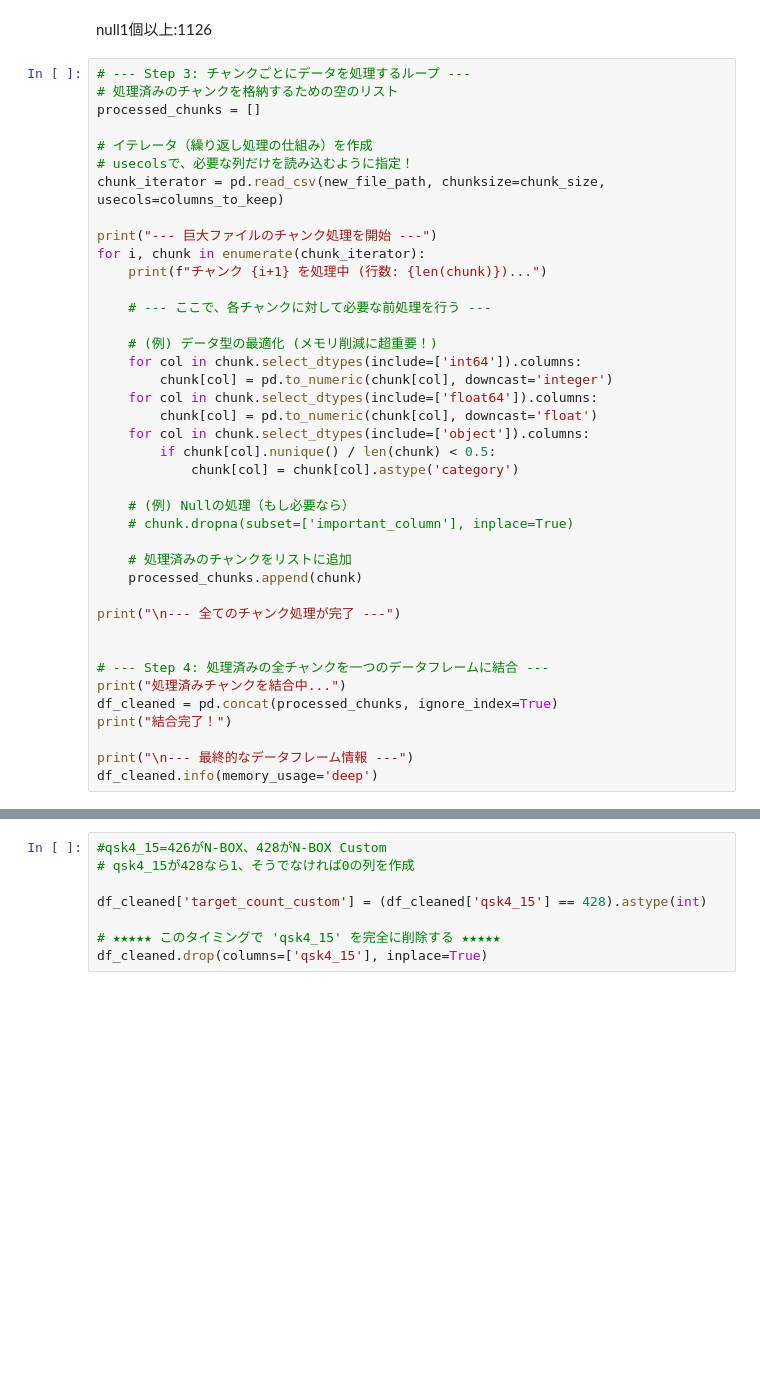
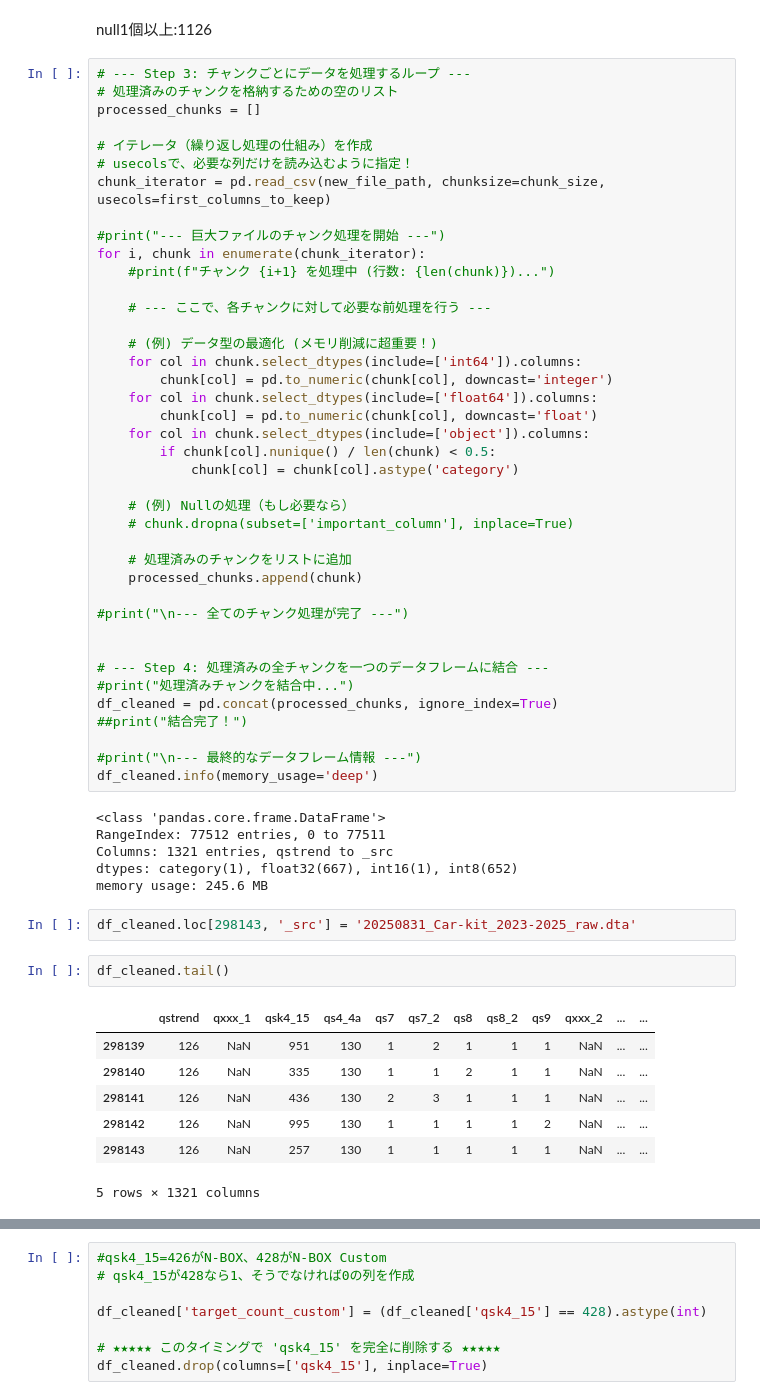
Before and after one commit to Kadomium/Car_kit, a Jupyter notebook: Car_kit_prediction.ipynb, the cells around one changed output, grey strips where cells are left out. Saved outputs shown, nothing was run; the diff lists cells and outputs as text; blank space fills up the shorter version.

```diff
--- a/Car_kit_prediction.ipynb
+++ b/Car_kit_prediction.ipynb
@@ -142,11 +127,11 @@ processed_chunks = []
 
 # イテレータ（繰り返し処理の仕組み）を作成
 # usecolsで、必要な列だけを読み込むように指定！
-chunk_iterator = pd.read_csv(new_file_path, chunksize=chunk_size, usecols=columns_to_keep)
+chunk_iterator = pd.read_csv(new_file_path, chunksize=chunk_size, usecols=first_columns_to_keep)
 
-print("--- 巨大ファイルのチャンク処理を開始 ---")
+#print("--- 巨大ファイルのチャンク処理を開始 ---")
 for i, chunk in enumerate(chunk_iterator):
-    print(f"チャンク {i+1} を処理中 (行数: {len(chunk)})...")
+    #print(f"チャンク {i+1} を処理中 (行数: {len(chunk)})...")
 
     # --- ここで、各チャンクに対して必要な前処理を行う ---
 
@@ -165,13 +150,31 @@ for i, chunk in enumerate(chunk_iterator):
     # 処理済みのチャンクをリストに追加
     processed_chunks.append(chunk)
 
-print("\n--- 全てのチャンク処理が完了 ---")
+#print("\n--- 全てのチャンク処理が完了 ---")
 
 
 # --- Step 4: 処理済みの全チャンクを一つのデータフレームに結合 ---
-print("処理済みチャンクを結合中...")
+#print("処理済みチャンクを結合中...")
 df_cleaned = pd.concat(processed_chunks, ignore_index=True)
-print("結合完了！")
+##print("結合完了！")
 
-print("\n--- 最終的なデータフレーム情報 ---")
+#print("\n--- 最終的なデータフレーム情報 ---")
 df_cleaned.info(memory_usage='deep')
+# %% [output]
+<class 'pandas.core.frame.DataFrame'>
+RangeIndex: 77512 entries, 0 to 77511
+Columns: 1321 entries, qstrend to _src
+dtypes: category(1), float32(667), int16(1), int8(652)
+memory usage: 245.6 MB
+# %%
+df_cleaned.loc[298143, '_src'] = '20250831_Car-kit_2023-2025_raw.dta'
+# %%
+df_cleaned.tail()
+# %% [output]
+|  | qstrend | qxxx_1 | qsk4_15 | qs4_4a | qs7 | qs7_2 | qs8 | qs8_2 | qs9 | qxxx_2 | ... | ... |
+| 298139 | 126 | NaN | 951 | 130 | 1 | 2 | 1 | 1 | 1 | NaN | ... | ... |
+| 298140 | 126 | NaN | 335 | 130 | 1 | 1 | 2 | 1 | 1 | NaN | ... | ... |
+| 298141 | 126 | NaN | 436 | 130 | 2 | 3 | 1 | 1 | 1 | NaN | ... | ... |
+| 298142 | 126 | NaN | 995 | 130 | 1 | 1 | 1 | 1 | 2 | NaN | ... | ... |
+| 298143 | 126 | NaN | 257 | 130 | 1 | 1 | 1 | 1 | 1 | NaN | ... | ... |
+5 rows × 1321 columns
```
Also changed, not shown: parts of 5 cells of this notebook.
